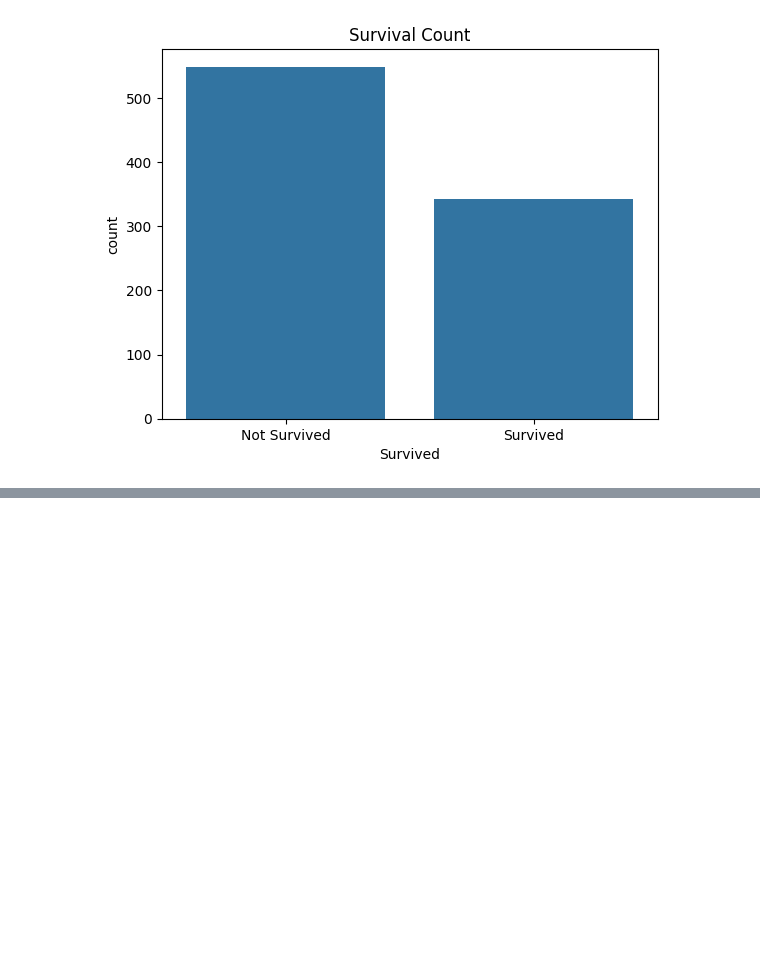
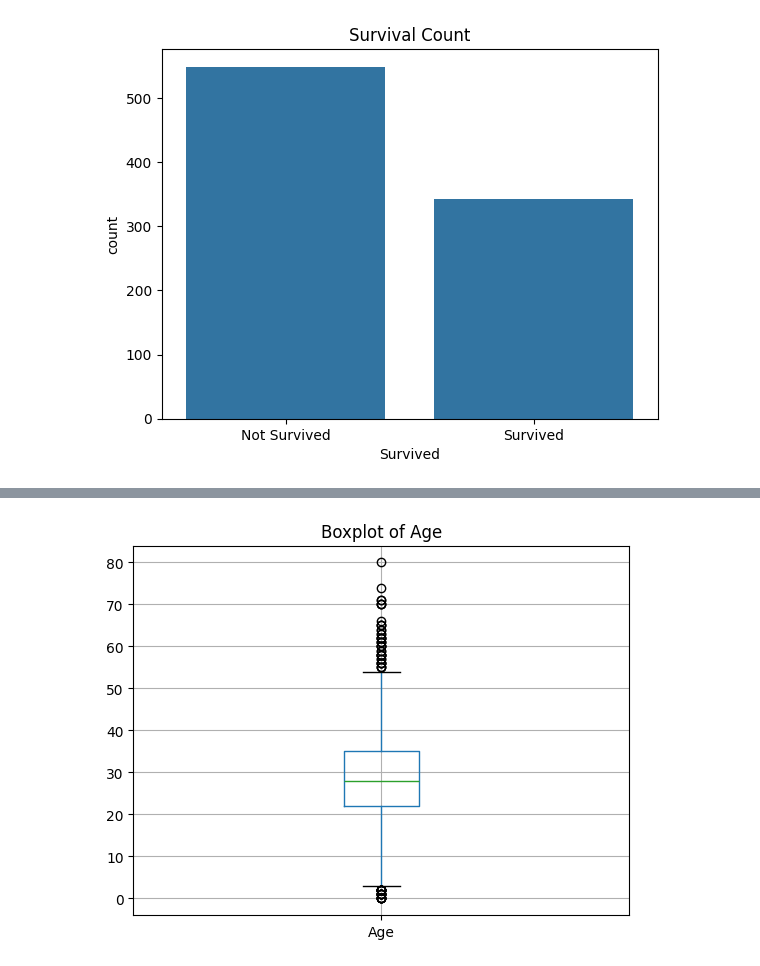
Before and after one commit to praabbass/Titanic-survey, a Jupyter notebook: titanic survive.ipynb, the cells around one changed output, grey strips where cells are left out. Saved outputs shown, nothing was run; the diff lists cells and outputs as text; code cells hidden in the pictures; blank space fills up the shorter version.

```diff
--- a/titanic survive.ipynb
+++ b/titanic survive.ipynb
@@ -266,0 +300,7 @@ plt.show()
+# %%
+# Boxplot for Age
+df.boxplot(column='Age')
+plt.title("Boxplot of Age")
+plt.show()
+# %% [output]
+[figure, added]
```
Also changed, not shown: parts of 21 cells of this notebook.
